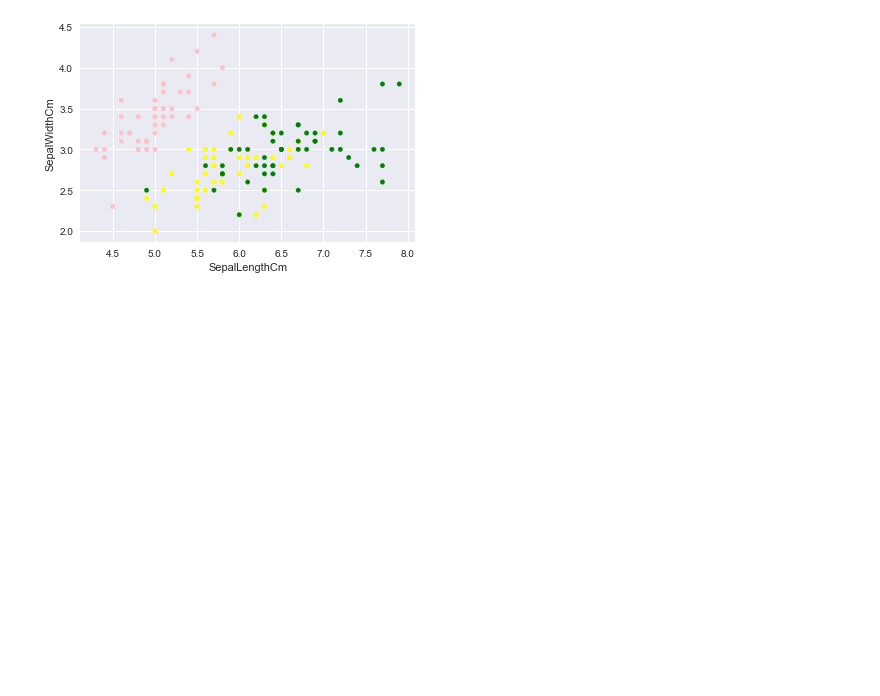
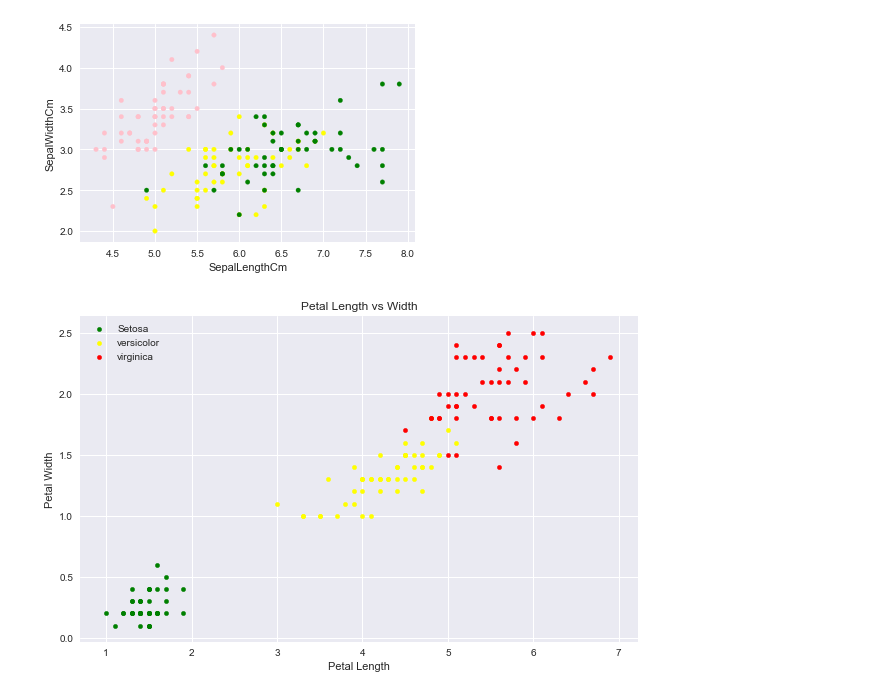
Before and after one commit to rer145/iris, a Jupyter notebook: iris-experiments.ipynb, the cells around one changed output. Drawn from its saved outputs; the diff is of its cells as text; code cells hidden in the pictures; blank space fills up the shorter version.

```diff
--- a/IRIS data.ipynb
+++ b/iris-experiments.ipynb
@@ -90,3 +90,22 @@ iris.plot(kind="scatter", x="SepalLengthCm", y="SepalWidthCm", c = [color_key[i]
 # %% [output]
 <matplotlib.axes._subplots.AxesSubplot at 0x...>
 [figure]
+# %%
+#Now to recreate some of the charts and information from this kernel: https://www.kaggle.com/ash316/ml-from-scratch-with-iris
+
+import matplotlib.pyplot as plt
+
+#Comparing Petal Lngth and Width
+
+plot = iris[iris.Species == 'Iris-setosa'].plot.scatter(x='PetalLengthCm', y='PetalWidthCm', color='green', label='Setosa')
+iris[iris.Species == 'Iris-versicolor'].plot.scatter(x='PetalLengthCm', y='PetalWidthCm', color='yellow', label='versicolor', ax=plot)
+iris[iris.Species == 'Iris-virginica'].plot.scatter(x='PetalLengthCm', y='PetalWidthCm', color='red', label='virginica', ax=plot)
+
+plot.set_xlabel("Petal Length")
+plot.set_ylabel("Petal Width")
+plot.set_title("Petal Length vs Width")
+plot = plt.gcf()
+plot.set_size_inches(10,6)
+plt.show()
+# %% [output]
+[figure, added]
```
